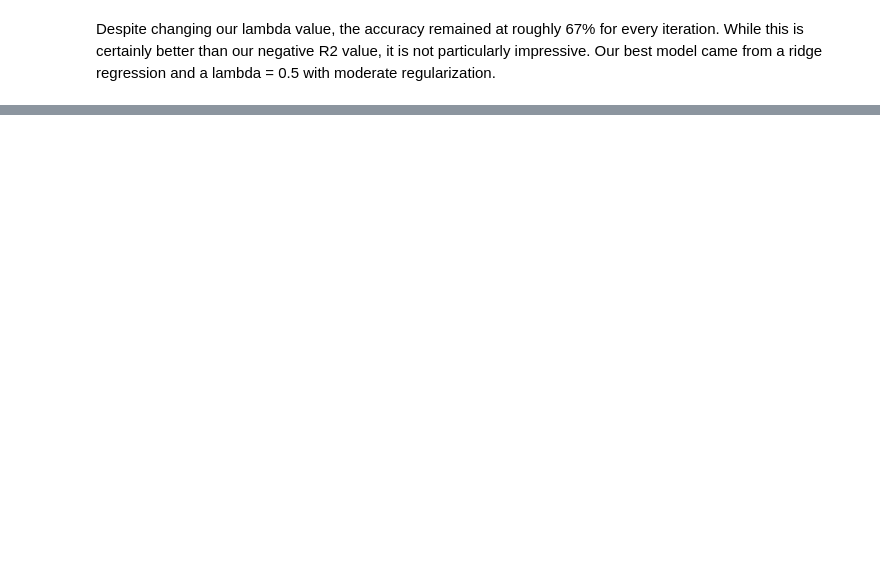
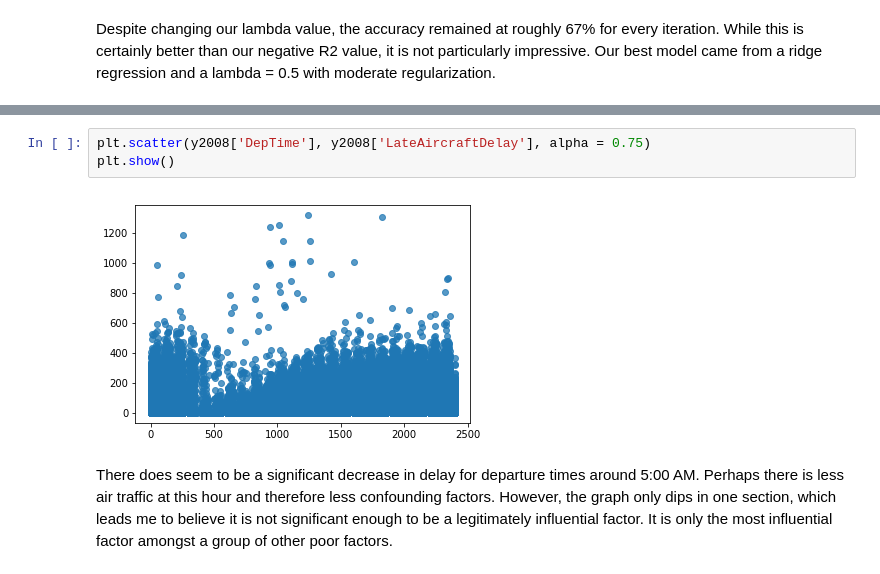
Before and after one commit to osnosis/Predicting-Flight-Delay, a Jupyter notebook: Late Airline Arrivals.ipynb, the cells around one changed output, grey strips where cells are left out. Drawn from its saved outputs; the diff is of its cells as text; blank space fills up the shorter version.

```diff
--- a/Late Airline Arrivals.ipynb
+++ b/Late Airline Arrivals.ipynb
@@ -709,0 +635,7 @@ print(best_features)
+# %%
+plt.scatter(y2008['DepTime'], y2008['LateAircraftDelay'], alpha = 0.75)
+plt.show()
+# %% [output]
+[figure, added]
+# %% [markdown]
+There does seem to be a significant decrease in delay for departure times around 5:00 AM. Perhaps there is less air traffic at this hour and therefore less confounding factors. However, the graph only dips in one section, which leads me to believe it is not significant enough to be a legitimately influential factor. It is only the most influential factor amongst a group of other poor factors.
```
Also changed, not shown: parts of 35 cells of this notebook.
